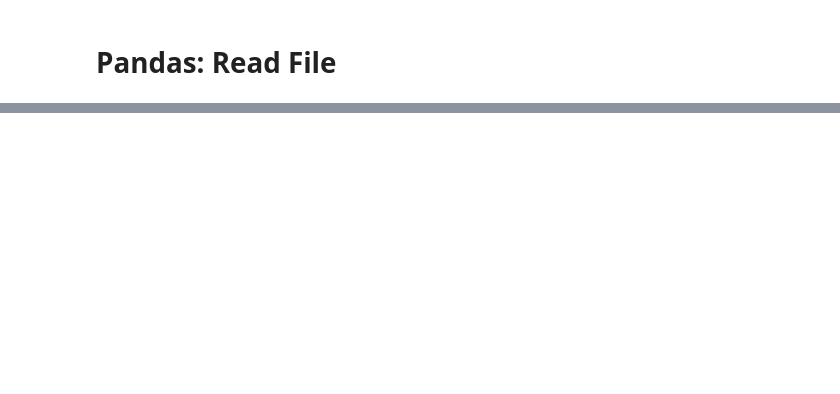
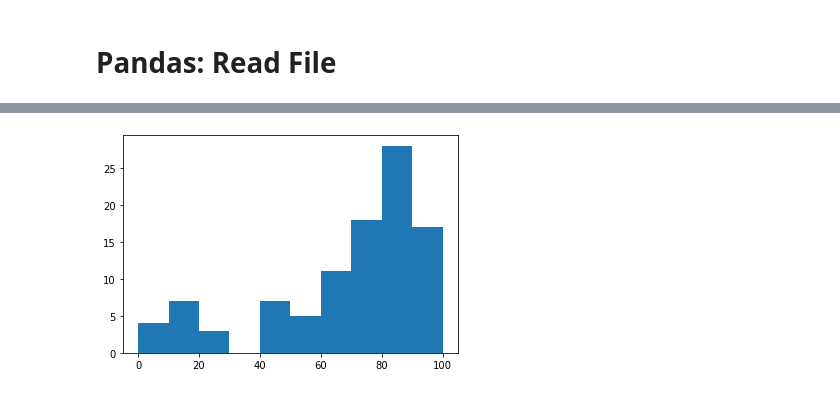
Before and after one commit to sntshred/DataScience, a Jupyter notebook: Operators.ipynb, the cells around one changed output, grey strips where cells are left out. Saved outputs shown, nothing was run; the diff lists cells and outputs as text; code cells hidden in the pictures; blank space fills up the shorter version.

Commit message:
District and Continuous  variables, Histogram example

```diff
--- a/Operators.ipynb
+++ b/Operators.ipynb
@@ -249,0 +871,2 @@ ImportError: Missing optional dependency 'xlrd'. Install xlrd >= 1.0.0 for Excel
+# %%
+df_histo_table = pd.read_csv("./iris/Histogram.csv")
@@ -249,0 +882,7 @@ ImportError: Missing optional dependency 'xlrd'. Install xlrd >= 1.0.0 for Excel
+# %%
+plt.hist(x='Overall Marks',data=df_histo_table)
+plt.show()
+
+#the higher the bar, the higher the frequency
+# %% [output]
+[figure, added]
```
Also changed, not shown: parts of 89 cells of this notebook.
